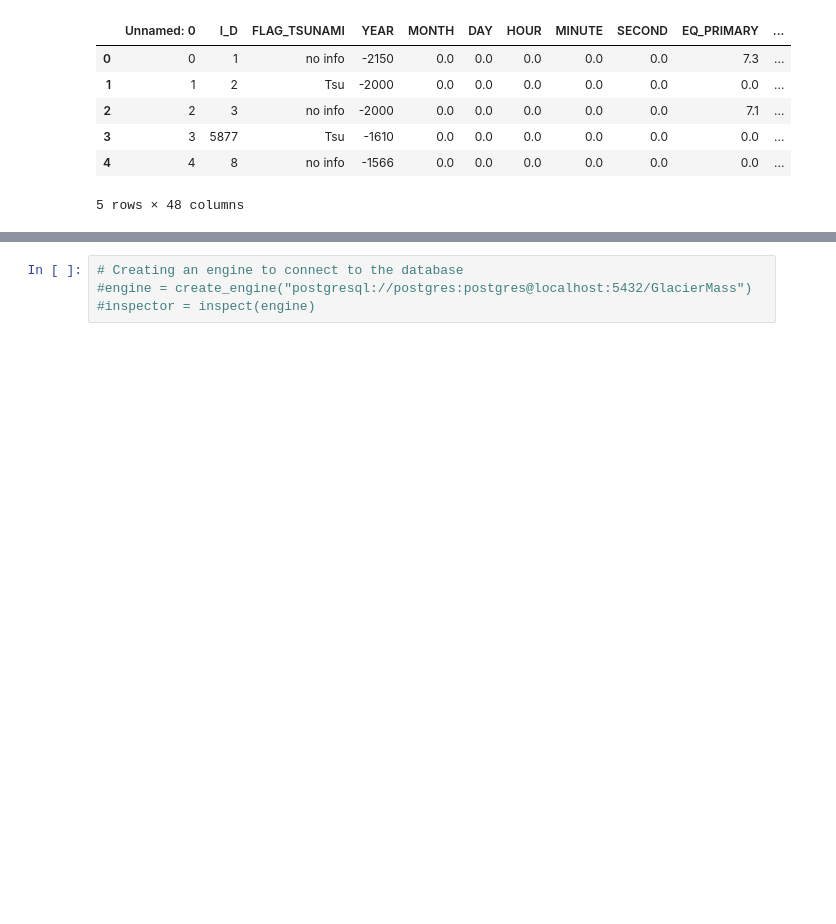
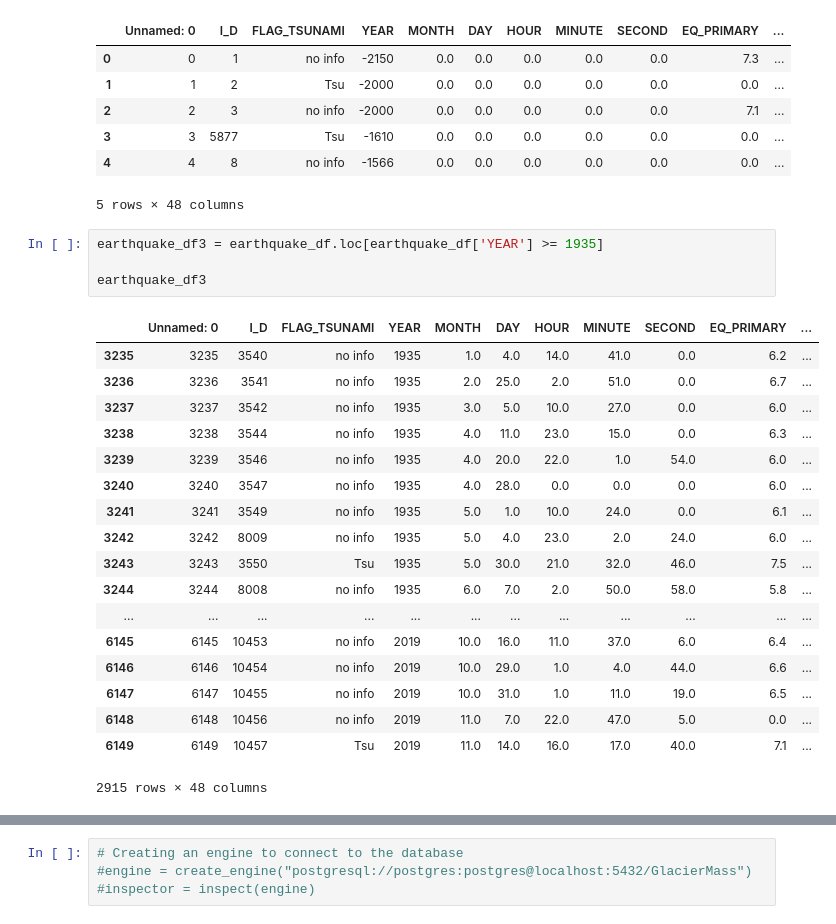
Before and after one commit to FinalProjectML/FinalPresentationML, a Jupyter notebook: Pragya's Folder/Earthquake_data.ipynb, the cells around one changed output, grey strips where cells are left out. Drawn from its saved outputs; the diff is of its cells as text; blank space fills up the shorter version.

```diff
--- a/Pragya's Folder/Earthquake_data.ipynb
+++ b/Pragya's Folder/Earthquake_data.ipynb
@@ -12,4 +12,27 @@ earthquake_df.head()
 | 3 | 3 | 5877 | Tsu | -1610 | 0.0 | 0.0 | 0.0 | 0.0 | 0.0 | 0.0 | ... |
 | 4 | 4 | 8 | no info | -1566 | 0.0 | 0.0 | 0.0 | 0.0 | 0.0 | 0.0 | ... |
 5 rows × 48 columns
+# %%
+earthquake_df3 = earthquake_df.loc[earthquake_df['YEAR'] >= 1935]
+
+earthquake_df3
+# %% [output]
+|  | Unnamed: 0 | I_D | FLAG_TSUNAMI | YEAR | MONTH | DAY | HOUR | MINUTE | SECOND | EQ_PRIMARY | ... |
+| 3235 | 3235 | 3540 | no info | 1935 | 1.0 | 4.0 | 14.0 | 41.0 | 0.0 | 6.2 | ... |
+| 3236 | 3236 | 3541 | no info | 1935 | 2.0 | 25.0 | 2.0 | 51.0 | 0.0 | 6.7 | ... |
+| 3237 | 3237 | 3542 | no info | 1935 | 3.0 | 5.0 | 10.0 | 27.0 | 0.0 | 6.0 | ... |
+| 3238 | 3238 | 3544 | no info | 1935 | 4.0 | 11.0 | 23.0 | 15.0 | 0.0 | 6.3 | ... |
+| 3239 | 3239 | 3546 | no info | 1935 | 4.0 | 20.0 | 22.0 | 1.0 | 54.0 | 6.0 | ... |
+| 3240 | 3240 | 3547 | no info | 1935 | 4.0 | 28.0 | 0.0 | 0.0 | 0.0 | 6.0 | ... |
+| 3241 | 3241 | 3549 | no info | 1935 | 5.0 | 1.0 | 10.0 | 24.0 | 0.0 | 6.1 | ... |
+| 3242 | 3242 | 8009 | no info | 1935 | 5.0 | 4.0 | 23.0 | 2.0 | 24.0 | 6.0 | ... |
+| 3243 | 3243 | 3550 | Tsu | 1935 | 5.0 | 30.0 | 21.0 | 32.0 | 46.0 | 7.5 | ... |
+| 3244 | 3244 | 8008 | no info | 1935 | 6.0 | 7.0 | 2.0 | 50.0 | 58.0 | 5.8 | ... |
+| ... | ... | ... | ... | ... | ... | ... | ... | ... | ... | ... | ... |
+| 6145 | 6145 | 10453 | no info | 2019 | 10.0 | 16.0 | 11.0 | 37.0 | 6.0 | 6.4 | ... |
+| 6146 | 6146 | 10454 | no info | 2019 | 10.0 | 29.0 | 1.0 | 4.0 | 44.0 | 6.6 | ... |
+| 6147 | 6147 | 10455 | no info | 2019 | 10.0 | 31.0 | 1.0 | 11.0 | 19.0 | 6.5 | ... |
+| 6148 | 6148 | 10456 | no info | 2019 | 11.0 | 7.0 | 22.0 | 47.0 | 5.0 | 0.0 | ... |
+| 6149 | 6149 | 10457 | Tsu | 2019 | 11.0 | 14.0 | 16.0 | 17.0 | 40.0 | 7.1 | ... |
+2915 rows × 48 columns
 # %%
```
Also changed, not shown: parts of 3 cells of this notebook, 3 other files.
